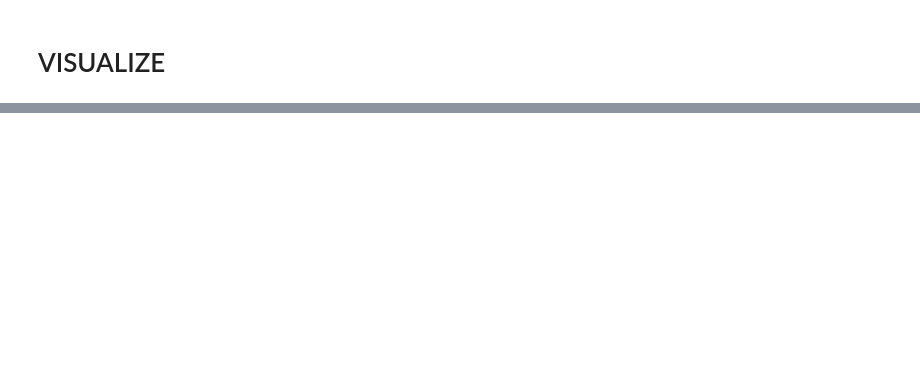
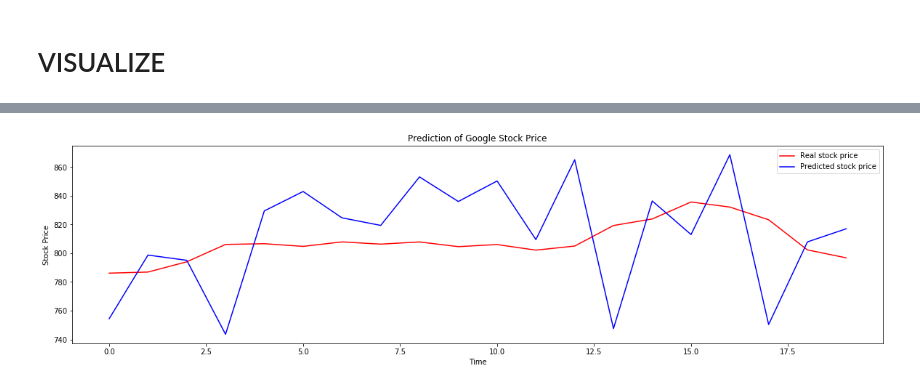
Before and after one commit to ruppatel115/GoogleStockPrice, a Jupyter notebook: MLFinal/ML_Final.ipynb, the cells around one changed output, grey strips where cells are left out. Cells and saved outputs as stored; diff of their text form; code cells hidden in the pictures; blank space fills up the shorter version.

```diff
--- a/MLFinal/ML_Final.ipynb
+++ b/MLFinal/ML_Final.ipynb
@@ -240,0 +197,9 @@ plt.show()
+# %%
+x_tst = tst_data[['Open','High', 'Low', 'Volume']].values
+y_tst = tst_data['Close'].values
+# %%
+x_train, y_train = x_tr, y_tr
+x_test, y_test = x_tst, y_tst
+# %%
+regressor = LinearRegression()
+regressor.fit(x_train, y_train)
@@ -240,0 +214,3 @@ plt.show()
+# %%
+predicted = regressor.predict(x_test)
+print(predicted)
@@ -240,0 +246,11 @@ plt.show()
+# %%
+plt.figure(figsize=(20,5))
+plt.plot(y_test, color='red', label = "Real stock price")
+plt.plot(predicted, color='blue', label = "Predicted stock price")
+plt.title("Prediction of Google Stock Price")
+plt.xlabel("Time")
+plt.ylabel("Stock Price")
+plt.legend()
+plt.show()
+# %% [output]
+[figure, added]
```
Also changed, not shown: parts of 37 cells of this notebook.
